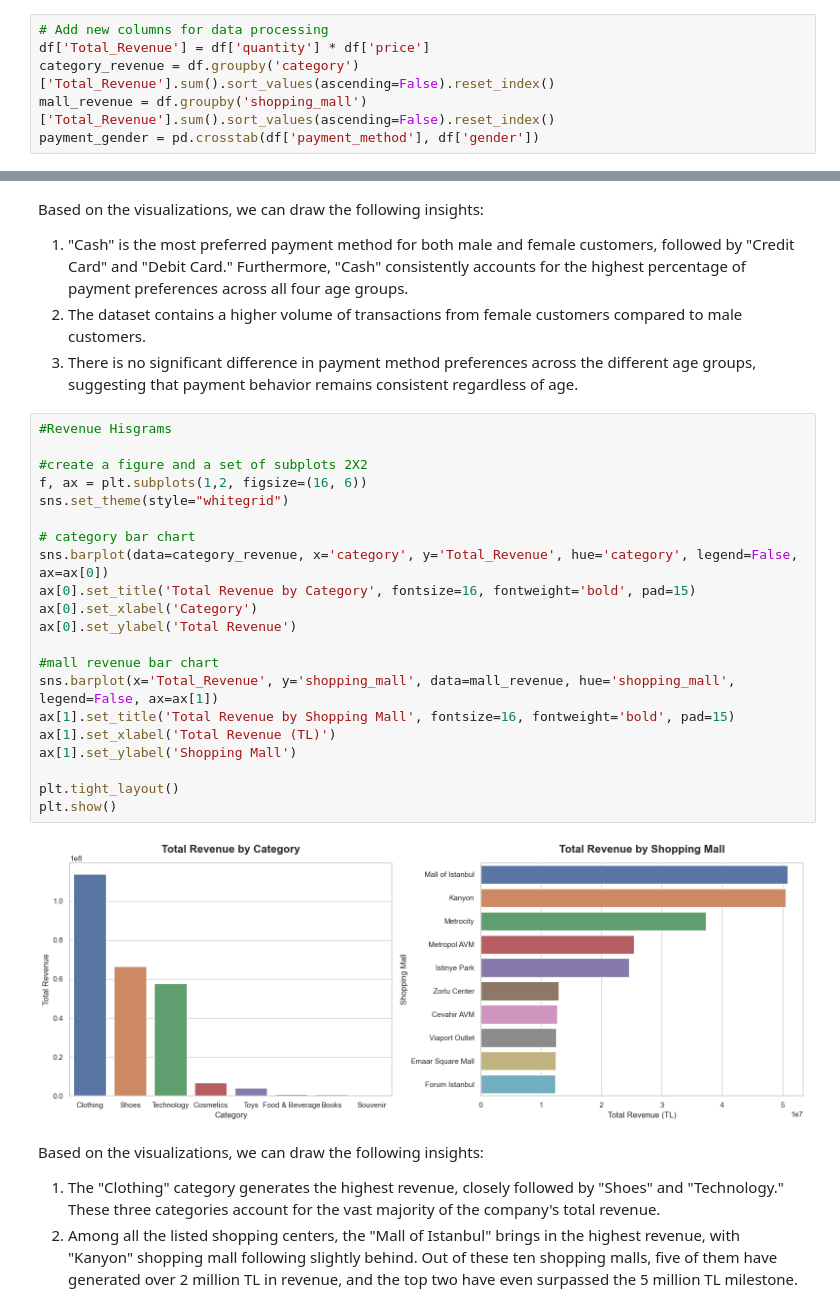
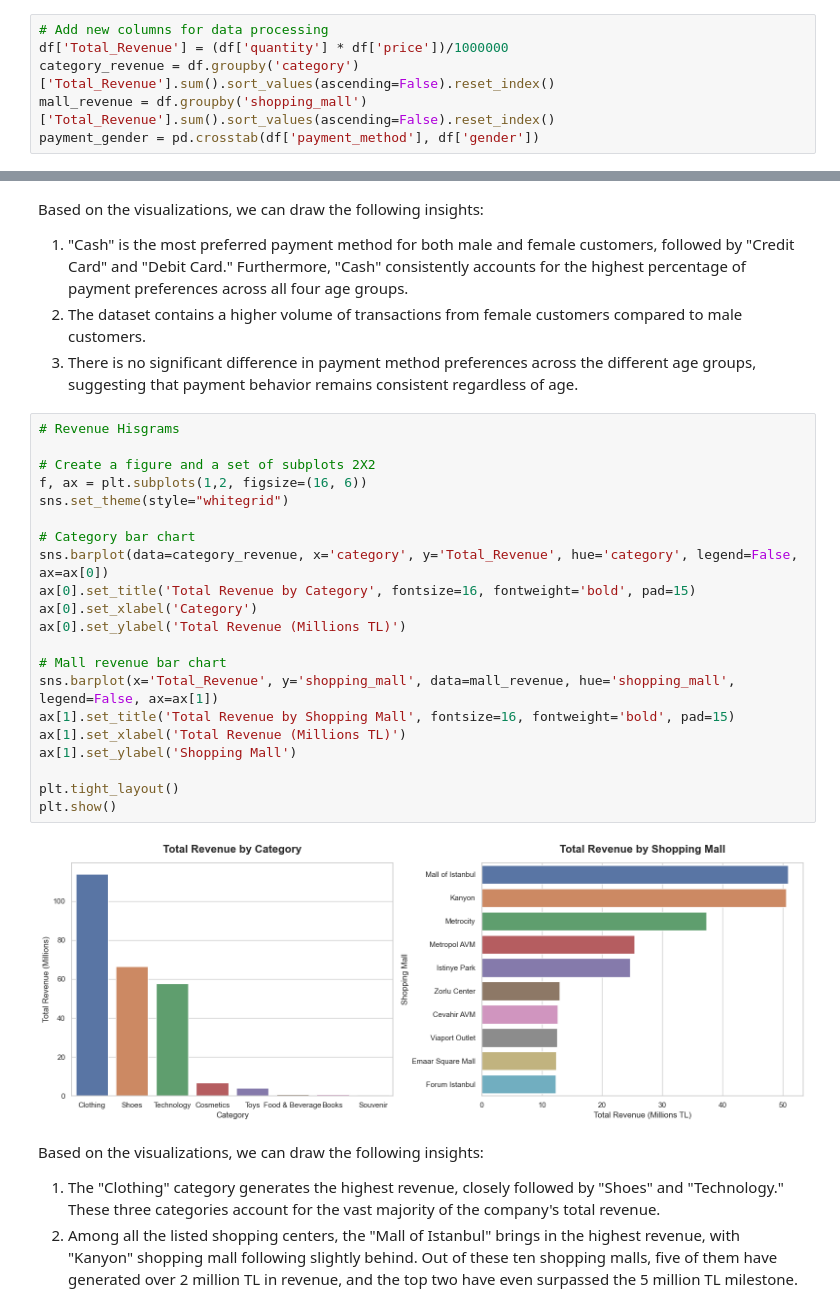
Before and after one commit to tengannie/istanbul-retail-data-analysis, a Jupyter notebook: analysis.ipynb, the cells around one changed output, grey strips where cells are left out. Saved outputs shown, nothing was run; the diff lists cells and outputs as text.

```diff
--- a/analysis.ipynb
+++ b/analysis.ipynb
@@ -66,7 +66,7 @@ import matplotlib.pyplot as plt
 import seaborn as sns
 # %%
 # Add new columns for data processing
-df['Total_Revenue'] = df['quantity'] * df['price']
+df['Total_Revenue'] = (df['quantity'] * df['price'])/1000000
 category_revenue = df.groupby('category')['Total_Revenue'].sum().sort_values(ascending=False).reset_index()
 mall_revenue = df.groupby('shopping_mall')['Total_Revenue'].sum().sort_values(ascending=False).reset_index()
 payment_gender = pd.crosstab(df['payment_method'], df['gender'])
@@ -124,28 +124,28 @@ Based on the visualizations, we can draw the following insights:
 2. The dataset contains a higher volume of transactions from female customers compared to male customers.
 3. There is no significant difference in payment method preferences across the different age groups, suggesting that payment behavior remains consistent regardless of age.
 # %%
-#Revenue Hisgrams
+# Revenue Hisgrams
 
-#create a figure and a set of subplots 2X2
+# Create a figure and a set of subplots 2X2
 f, ax = plt.subplots(1,2, figsize=(16, 6))
 sns.set_theme(style="whitegrid")
 
-# category bar chart
+# Category bar chart
 sns.barplot(data=category_revenue, x='category', y='Total_Revenue', hue='category', legend=False, ax=ax[0])
 ax[0].set_title('Total Revenue by Category', fontsize=16, fontweight='bold', pad=15)
 ax[0].set_xlabel('Category')
-ax[0].set_ylabel('Total Revenue')
+ax[0].set_ylabel('Total Revenue (Millions TL)')
 
-#mall revenue bar chart
+# Mall revenue bar chart
 sns.barplot(x='Total_Revenue', y='shopping_mall', data=mall_revenue, hue='shopping_mall', legend=False, ax=ax[1])
 ax[1].set_title('Total Revenue by Shopping Mall', fontsize=16, fontweight='bold', pad=15)
-ax[1].set_xlabel('Total Revenue (TL)')
+ax[1].set_xlabel('Total Revenue (Millions TL)')
 ax[1].set_ylabel('Shopping Mall')
 
 plt.tight_layout()
 plt.show()
 # %% [output]
-[figure, old version]
+[figure, new version]
 # %% [markdown]
 Based on the visualizations, we can draw the following insights:
 1. The "Clothing" category generates the highest revenue, closely followed by "Shoes" and "Technology." These three categories account for the vast majority of the company's total revenue.
```
Also changed, not shown: parts of 5 cells of this notebook, 1 other file.
